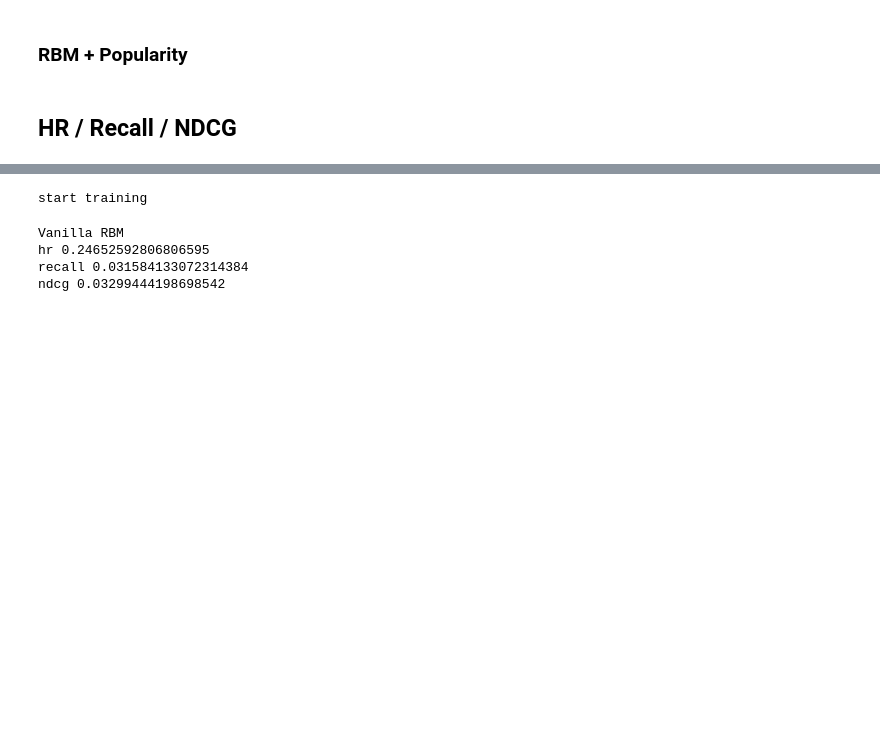
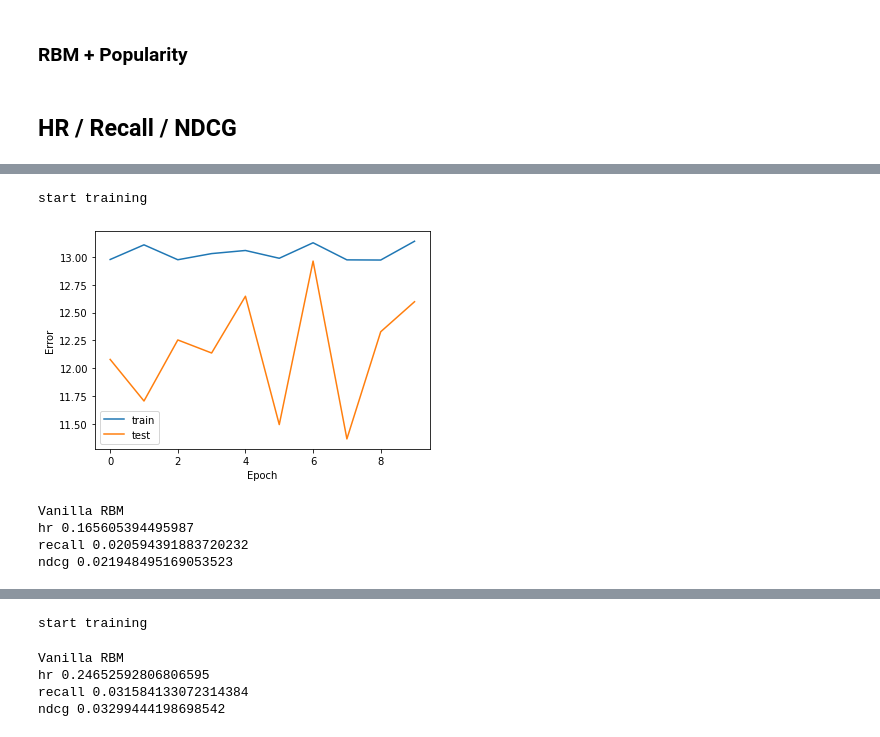
Before and after one commit to jdepreter/ai-project, a Jupyter notebook: rbm_notebook_inventory.ipynb, the cells around one changed output, grey strips where cells are left out. Drawn from its saved outputs; the diff is of its cells as text; code cells hidden in the pictures; blank space fills up the shorter version.

```diff
--- a/rbm_notebook_inventory.ipynb
+++ b/rbm_notebook_inventory.ipynb
@@ -527,0 +582,12 @@ ndcg 0.03536842385329001
+# %%
+rbm20 = create_rbm(train_matrix, test_matrix, 1024, 8000, 10, rbm10)
+# %% [output]
+start training
+[figure, added]
+# %%
+evaluate_rbm(rbm20)
+# %% [output]
+Vanilla RBM
+hr 0.165605394495987
+recall 0.020594391883720232
+ndcg 0.021948495169053523
```
Also changed, not shown: parts of 11 cells of this notebook.
